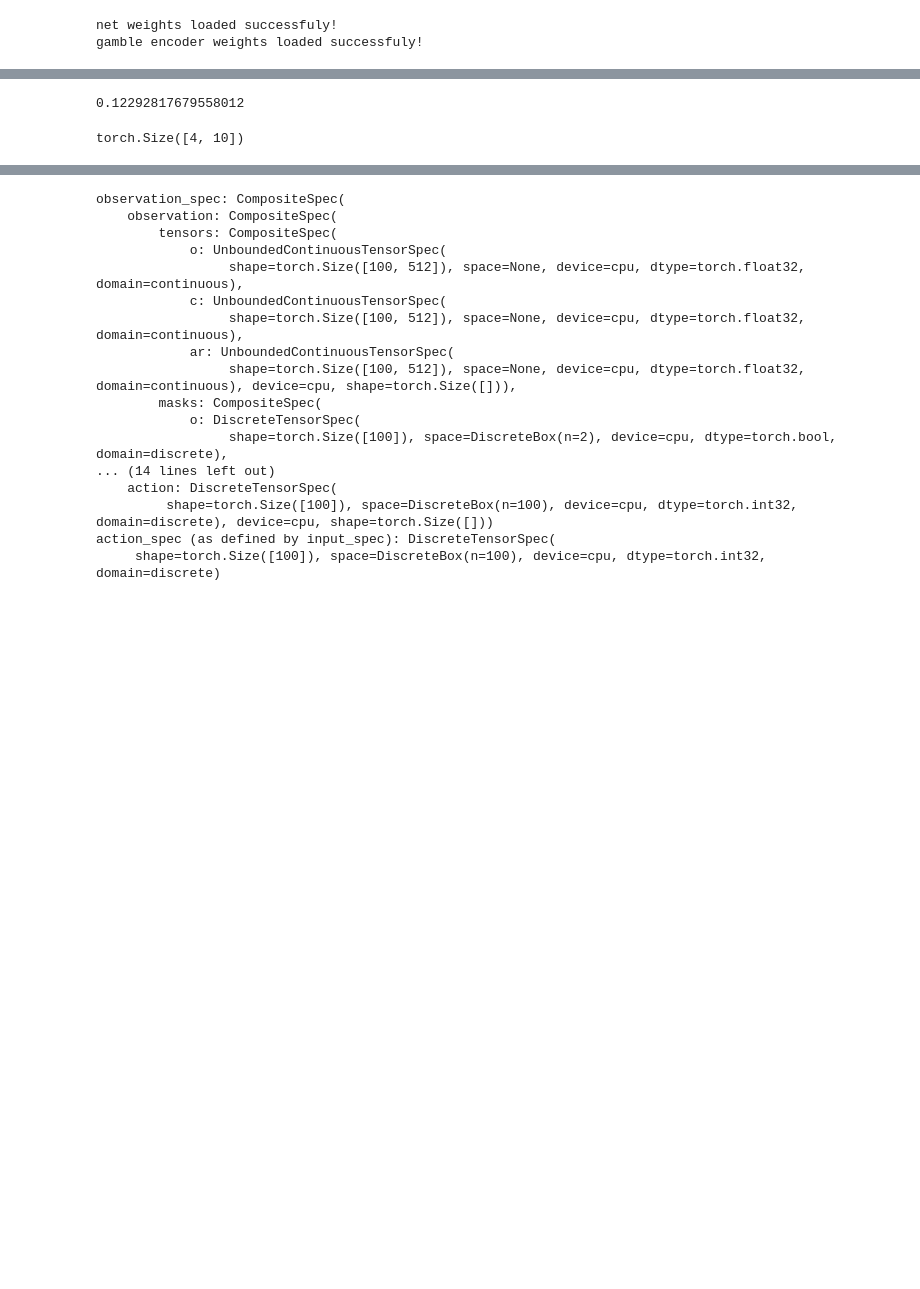
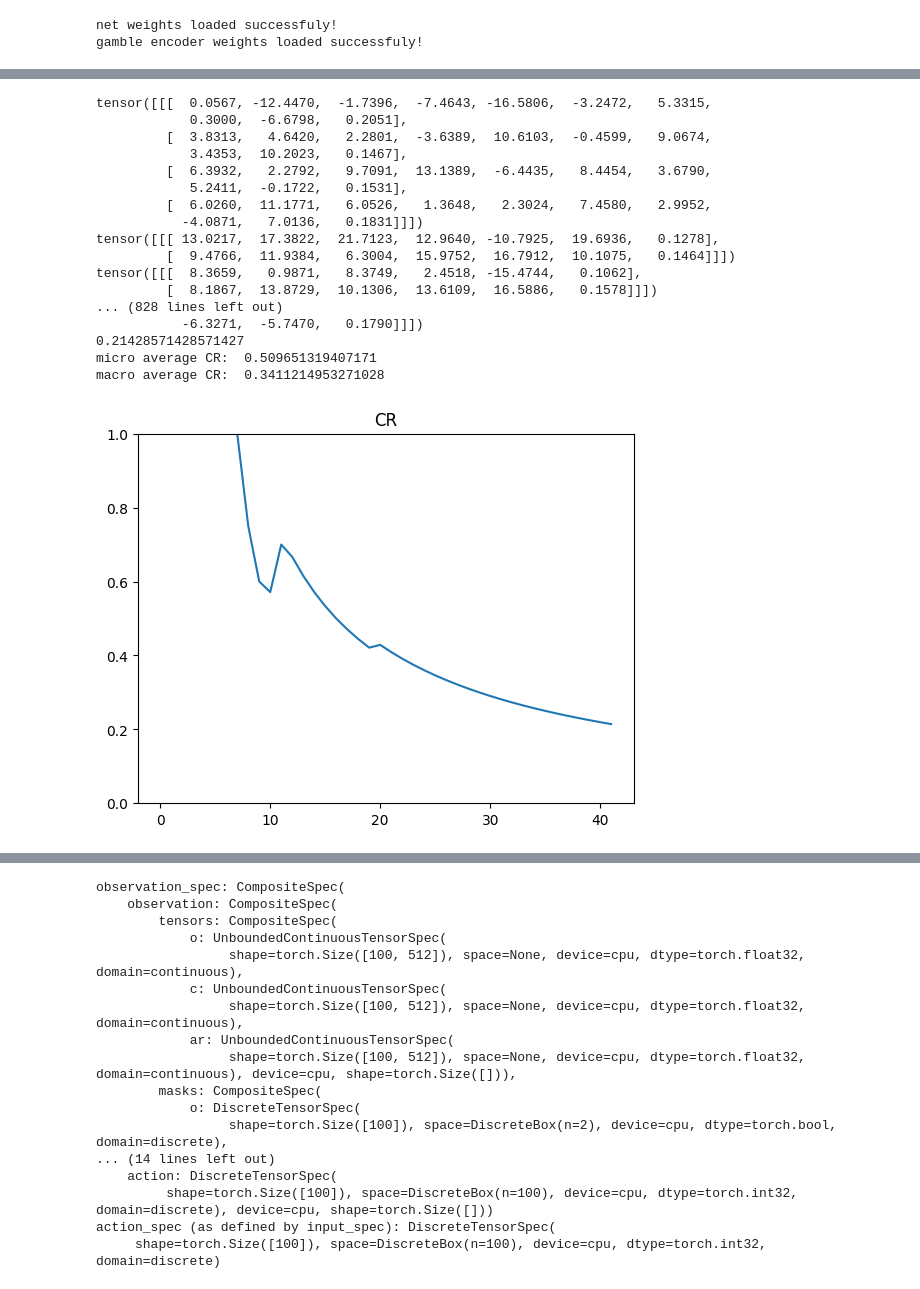
Before and after one commit to limon8884/delivery-RL, a Jupyter notebook: rl_training.ipynb, the cells around one changed output, grey strips where cells are left out. Cells and saved outputs as stored; diff of their text form; code cells hidden in the pictures; blank space fills up the shorter version.

```diff
--- a/rl_training.ipynb
+++ b/rl_training.ipynb
@@ -157,10 +165,15 @@ get_CR(get_batch_quality_metrics(dsp, 4, 100))
 # %%
-for epoch in range(training_settings['num_epochs']):
+from tqdm import tqdm
+c = Counter()
+num_epochs = training_settings['num_epochs']
+num_iters = training_settings['num_iters_in_epoch']
+batch_size = training_settings['batch_size']
+
+for epoch in tqdm(range(num_epochs)):
     net.train()
     encoder.train()
-    for iter in range(training_settings['num_iters_in_epoch']):
-        # rolling_loss = []
-        triples = [random_triple(bounds) for _ in range(training_settings['batch_size'])]
+    for iter in range(num_iters):
+        triples = [random_triple(bounds, max_items=20) for _ in range(batch_size)]
         max_num_ords = max([len(triple.orders) for triple in triples])
         max_num_crrs = max([len(triple.couriers) for triple in triples])
 
@@ -175,15 +188,24 @@ for epoch in range(training_settings['num_epochs']):
 
         optimizer.zero_grad()
         pred_scores, _ = net(batch_embs, batch_masks)
+        # print('gamble info:\n', triples)
+        # print('pred_scores\n', pred_scores)
+        # print(pred_scores.shape)
+        # print('tgt_assignments\n', target_assignment_idxs)
+        # print('masks\n', get_cross_mask(batch_masks))
+        # print(50 * '-')
         loss = cross_entropy_assignment_loss(pred_scores, target_assignment_idxs, get_cross_mask(batch_masks))
         loss.backward()
         optimizer.step()
-        # rolling_loss.append(loss.item())
+
+        for batch_idx in range(batch_size):
+            update_assignment_accuracy_statistics(target_assignment_idxs[batch_idx], pred_scores[batch_idx], c)
 
         wandb.log({"loss": loss.item()})
 
     dsp = NeuralDispatch(net, encoder)
     cr = get_CR(get_batch_quality_metrics(dsp, batch_size=training_settings['eval_batch_size'], num_steps=training_settings['eval_num_steps']))
+    print(cr)
     wandb.log({'cr': cr})
 
 wandb.finish()
@@ -243,11 +284,25 @@ def get_CR(batch_metrics):
     return sum([metric[-1]['completed_orders'] for metric in batch_metrics]) / sum([metric[-1]['finished_orders'] for metric in batch_metrics])
 # %%
 dsp = NeuralDispatch(net, encoder)
-get_CR(get_batch_quality_metrics(dsp, 4, 100))
+metrics = get_batch_quality_metrics(dsp, 1, 50)
+print(get_CR(metrics))
+plot_CR(metrics[0])
 # %% [output]
-0.12292817679558012
+tensor([[[  0.0567, -12.4470,  -1.7396,  -7.4643, -16.5806,  -3.2472,   5.3315,
+            0.3000,  -6.6798,   0.2051],
+         [  3.8313,   4.6420,   2.2801,  -3.6389,  10.6103,  -0.4599,   9.0674,
+            3.4353,  10.2023,   0.1467],
+         [  6.3932,   2.2792,   9.7091,  13.1389,  -6.4435,   8.4454,   3.6790,
+            5.2411,  -0.1722,   0.1531],
+         [  6.0260,  11.1771,   6.0526,   1.3648,   2.3024,   7.4580,   2.9952,
+           -4.0871,   7.0136,   0.1831]]])
+tensor([[[ 13.0217,  17.3822,  21.7123,  12.9640, -10.7925,  19.6936,   0.1278],
+         [  9.4766,  11.9384,   6.3004,  15.9752,  16.7912,  10.1075,   0.1464]]])
+tensor([[[  8.3659,   0.9871,   8.3749,   2.4518, -15.4744,   0.1062],
+         [  8.1867,  13.8729,  10.1306,  13.6109,  16.5886,   0.1578]]])
+... (828 lines left out)
+           -6.3271,  -5.7470,   0.1790]]])
+0.21428571428571427
+micro average CR:  0.509651319407171
+macro average CR:  0.3411214953271028
+[figure, added]
-# %%
-# model.tensors['o'].shape
-model.masks['o'].shape
-# %% [output]
-torch.Size([4, 10])
```
Also changed, not shown: parts of 12 cells of this notebook, 2 other files.
